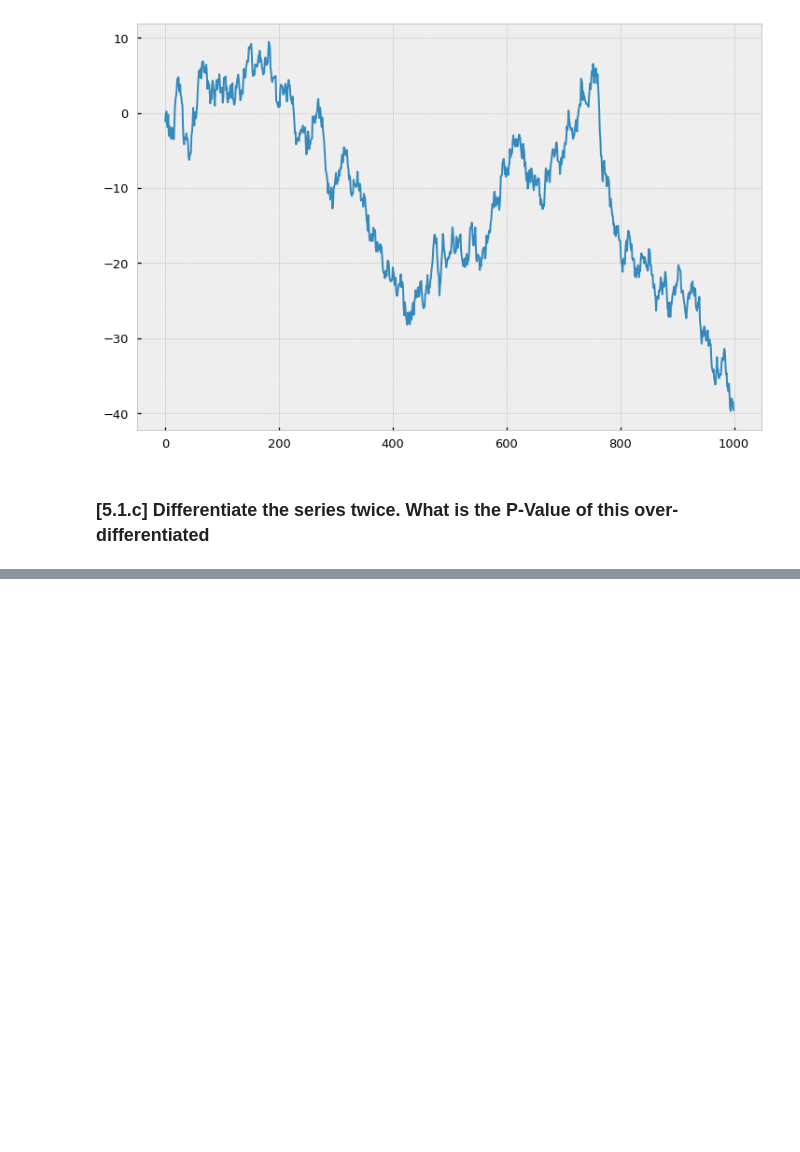
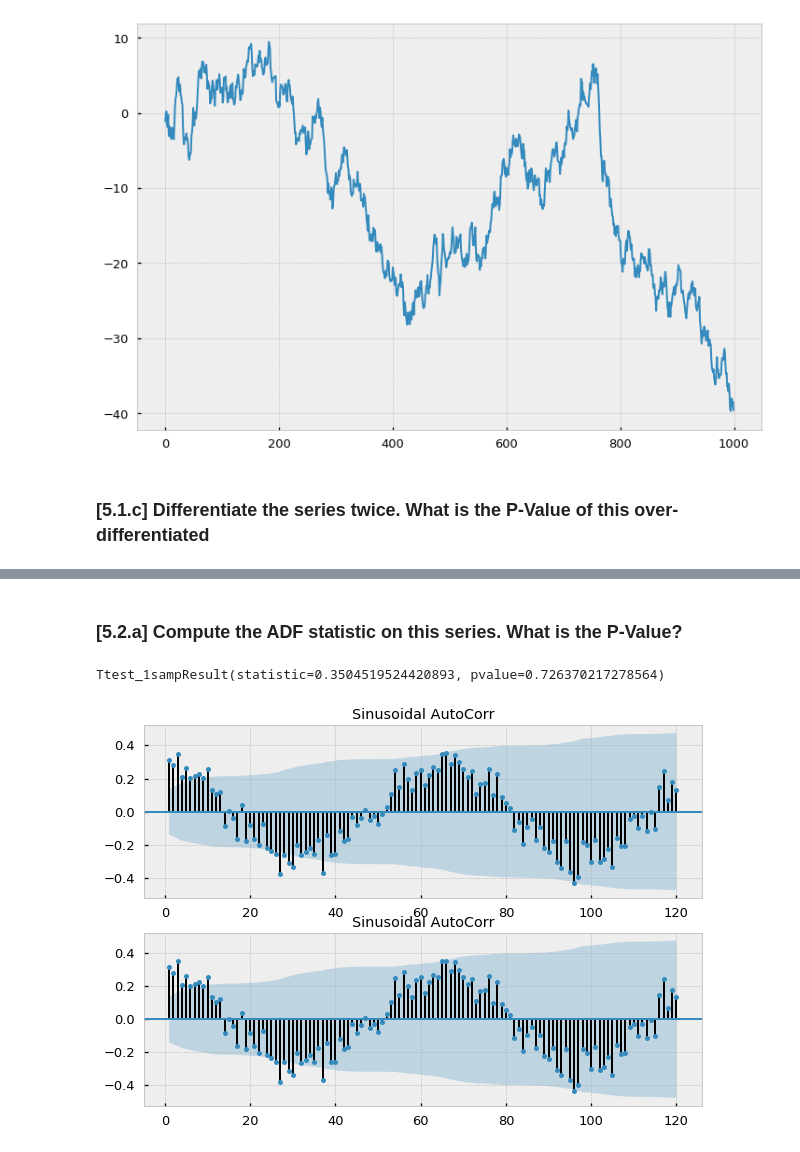
Before and after one commit to Dynami/Adv_Fin_ML_Exercises, a Jupyter notebook: notebooks/FractionallyDifferentiatedFeatures.ipynb, the cells around one changed output, grey strips where cells are left out. Drawn from its saved outputs; the diff is of its cells as text; code cells hidden in the pictures; blank space fills up the shorter version.

```diff
--- a/notebooks/FractionallyDifferentiatedFeatures.ipynb
+++ b/notebooks/FractionallyDifferentiatedFeatures.ipynb
@@ -729,0 +746,9 @@ plot_autocorr(bar_types=['Normal', 'Cumulative', 'Twice'], bar_returns=[randn, c
+# %% [markdown]
+### [5.2.a] Compute the ADF statistic on this series. What is the P-Value?
+# %%
+plot_autocorr(bar_types=['Sinusoidal', 'Sinusoidal'], bar_returns=[sinusoidal, sinusoidal])
+
+print(ttest_1samp(sinusoidal, 0))
+# %% [output]
+Ttest_1sampResult(statistic=0.3504519524420893, pvalue=0.726370217278564)
+[figure, added]
```
Also changed, not shown: parts of 7 cells of this notebook.
